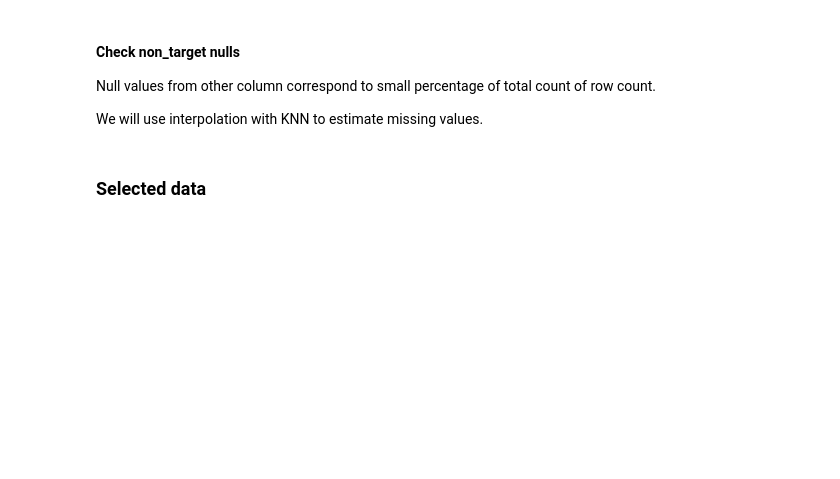
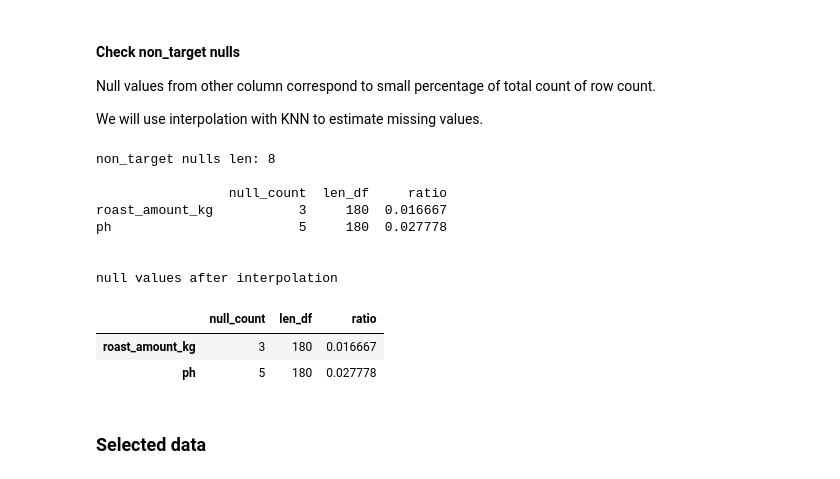
Before and after one commit to canutera/beer-color-prediction, a Jupyter notebook: notebooks/1_eda.ipynb, the cells around one changed output. Saved outputs shown, nothing was run; the diff lists cells and outputs as text; code cells hidden in the pictures; blank space fills up the shorter version.

```diff
--- a/notebooks/1_eda.ipynb
+++ b/notebooks/1_eda.ipynb
@@ -51,21 +74,34 @@ We will use interpolation with KNN to estimate missing values.
 # %%
 non_target = nulls.query('color.notnull()')
 print('non_target nulls len:', len(non_target), '\n')
 
 non_target = (non_target.drop('color', axis=1)
                         .isnull().sum(axis=0)[lambda x: x >0]
                         .to_frame('null_count'))
 
 non_target = (non_target.assign(len_df = len(df))
                         .assign(ratio= non_target.null_count/len(df)))
 
 print(non_target)
 
 
 # using interpolation to fill NAs on roast amount and ph
 df = df.assign(**{col:df[col].interpolate(method='nearest') for col in ['roast_amount_kg', 'ph']})
 print('\n\nnull values after interpolation')
 pd.isnull(df).sum()[lambda x: x > 0]
+non_target
+# %% [output]
+non_target nulls len: 8
+
+                 null_count  len_df     ratio
+roast_amount_kg           3     180  0.016667
+ph                        5     180  0.027778
+
+
+null values after interpolation
+|  | null_count | len_df | ratio |
+| roast_amount_kg | 3 | 180 | 0.016667 |
+| ph | 5 | 180 | 0.027778 |
 # %% [markdown]
 ### Selected data
 # %%
```
Also changed, not shown: parts of 17 cells of this notebook, 32 other files.
